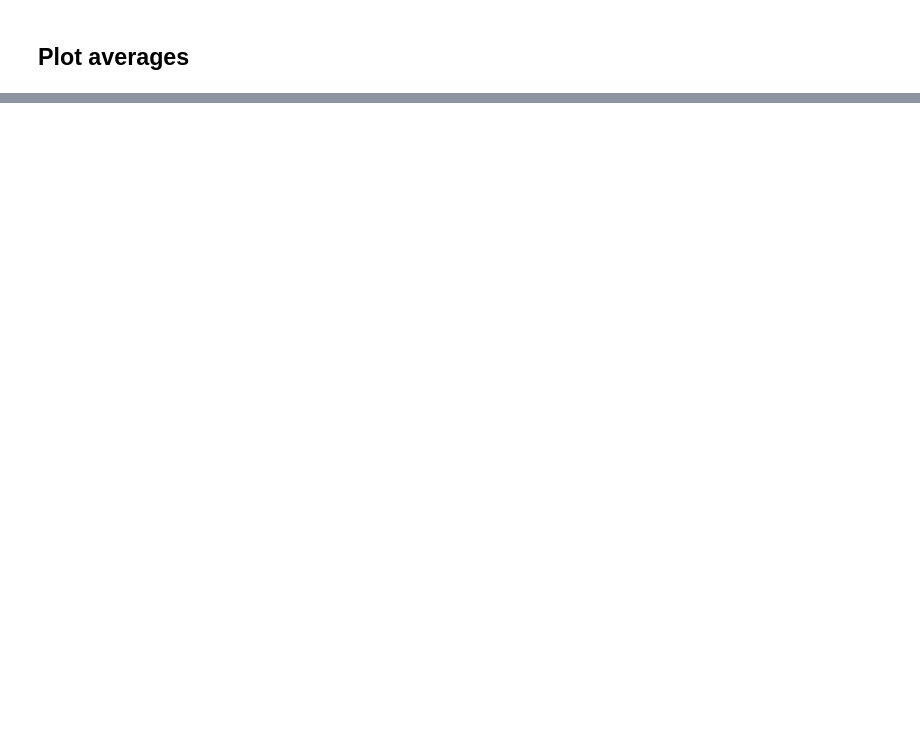
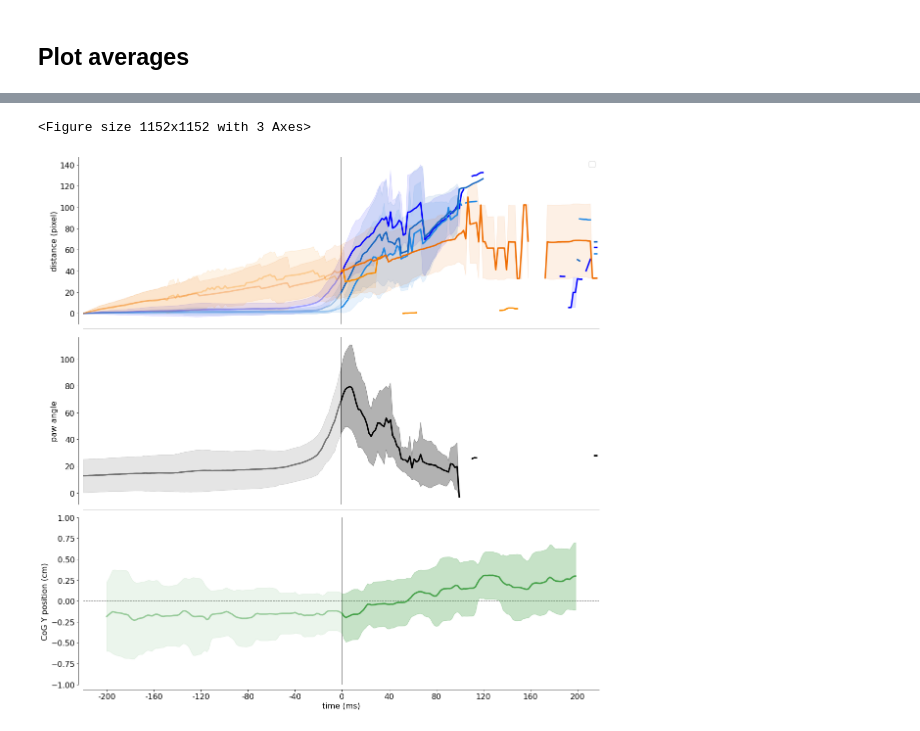
Before and after one commit to Egzona66/APA_setup, a Jupyter notebook: analysis/dlc_analysis.ipynb, the cells around one changed output, grey strips where cells are left out. Saved outputs shown, nothing was run; the diff lists cells and outputs as text; code cells hidden in the pictures; blank space fills up the shorter version.

```diff
--- a/analysis/dlc_analysis.ipynb
+++ b/analysis/dlc_analysis.ipynb
@@ -306,22 +328,2 @@ f.savefig("C:\\Users\\Federico\\Desktop\\forE\\dlc_example_trial.png", dpi=300)
 # %% [markdown]
 ## Plot averages
-# %%
-avg_angle = np.nanmean(np.vstack(paw_angles.values()), axis=0)
-avg_angle_std = np.nanstd(np.vstack(paw_angles.values()), axis=0)
-
-f, ax = plt.subplots(1, 1, figsize=(16, 9))
-
-plot_mean_and_error(
-    avg_angle[:121], avg_angle_std[:121], ax, err_alpha=.1, alpha=.5, x=t0, color="k"
-)
-plot_mean_and_error(
-    avg_angle[120:], avg_angle_std[120:], ax, err_alpha=.3, alpha=1, x=t1, color="k"
-)
-
-ax.axvline(120, color="k", alpha=.5)
-_ = ax.set(xlabel="time (ms)", ylabel="Avg. paw angle (deg)", xticks=np.linspace(0, 240, 11), xticklabels=[round(x-200) for x in np.linspace(0, 240, 11) * 1000/600], xlim=[0, 240])
-f.tight_layout()
-clean_axes(f)
-
-# save figure
-f.savefig("C:\\Users\\Federico\\Desktop\\forE\\dlc_analysis_avg_paw_angle", dpi=300)
@@ -330,0 +334,58 @@ f.savefig("C:\\Users\\Federico\\Desktop\\forE\\dlc_analysis_avg_paw_angle", dpi=
+# %%
+f, axes = plt.subplots(3, 1, figsize=(16, 16))
+
+# plot average distance traces
+for bp in bps:
+    D = np.vstack([distances[k][bp] for k in distances.keys()])
+    d = np.nanmean(D, axis=0)
+    d_std = np.nanstd(D, axis=0)
+
+    plot_mean_and_error(
+        d[:121], d_std[:121], axes[0], err_alpha=.1, color=colors[bp], alpha=.3
+    )
+    plot_mean_and_error(
+        d[120:], d_std[120:], axes[0], x=t1, err_alpha=.1, color=colors[bp]
+    )
+
+
+# plot angle average trace
+avg_angle = np.nanmean(np.vstack(paw_angles.values()), axis=0)
+avg_angle_std = np.nanstd(np.vstack(paw_angles.values()), axis=0)
+
+plot_mean_and_error(
+    avg_angle[:121], avg_angle_std[:121], axes[1], err_alpha=.1, alpha=.5, x=t0, color="k"
+)
+plot_mean_and_error(
+    avg_angle[120:], avg_angle_std[120:], axes[1], err_alpha=.3, alpha=1, x=t1, color="k"
+)
+
+# plot average CoG Y trajectory
+y = np.nanmean(np.dstack(data.CoG.values)[:, 1, :], axis=1)
+y_std = np.nanstd(np.dstack(data.CoG.values)[:, 1, :], axis=1)
+plot_mean_and_error(
+    y[:121], y_std[:121], axes[2], err_alpha=.1, alpha=.5, x=t0, color=green_dark
+)
+plot_mean_and_error(
+    y[120:], y_std[120:], axes[2], err_alpha=.3, alpha=1, x=t1, color=green_dark
+)
+axes[2].axhline(0, lw=1, ls="--", color="k", alpha=.5, zorder=-1)
+
+
+axes[0].legend()
+
+for ax in (0, 1, 2):
+    axes[ax].axvline(120, color="k", alpha=.5)
+
+axes[0].set( ylabel="distance (pixel)", xticks=[], xlim=[0, 240])
+axes[1].set( ylabel="paw angle", xticks=[], xlim=[0, 240])
+axes[2].set(ylabel="CoG Y position (cm)", ylim=[-1, 1],
+    xticks=np.linspace(0, 240, 11),
+    xticklabels=[round(x-200) for x in np.linspace(0, 240, 11) * 1000/600], xlabel="time (ms)")
+
+
+f.tight_layout()
+clean_axes(f)
+
+# save figure
+f.savefig("F:\\Egzona\\Thesis_Paper_Figures\\FC\\dlc_analysis_avg.svg", dpi=300)
+# %% [output]
@@ -330,0 +393,2 @@ f.savefig("C:\\Users\\Federico\\Desktop\\forE\\dlc_analysis_avg_paw_angle", dpi=
+<Figure size 1152x1152 with 3 Axes>
+[figure, added]
```
Also changed, not shown: parts of 5 cells of this notebook, 5 other files.
